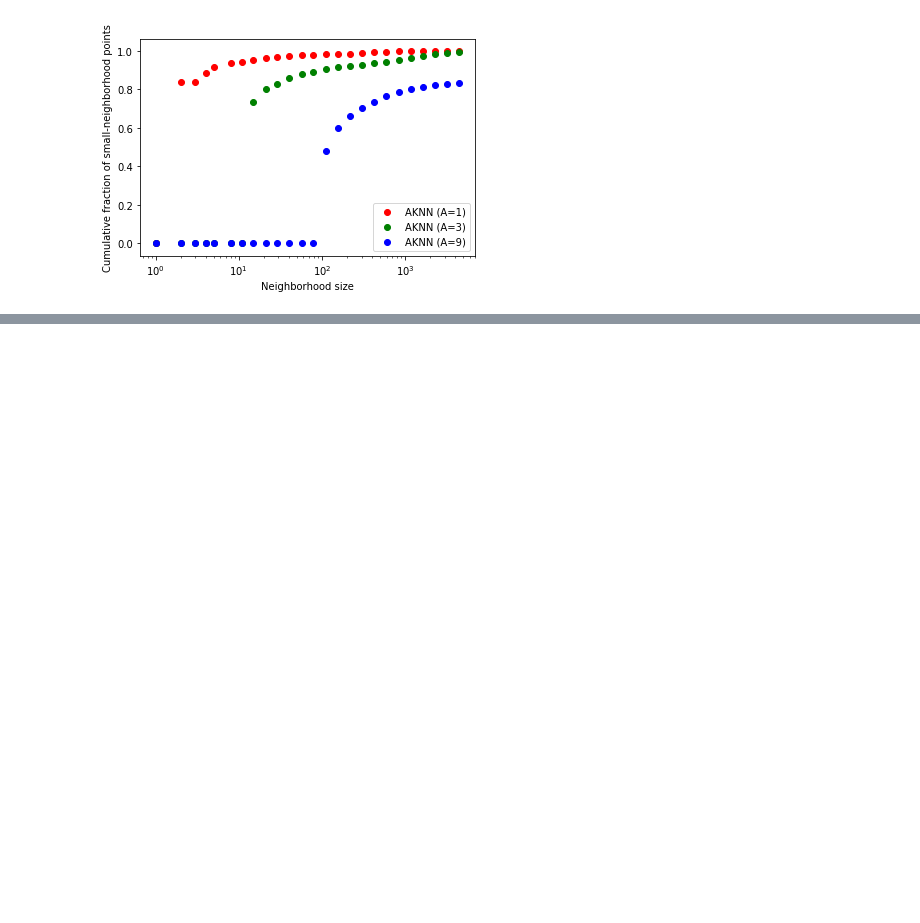
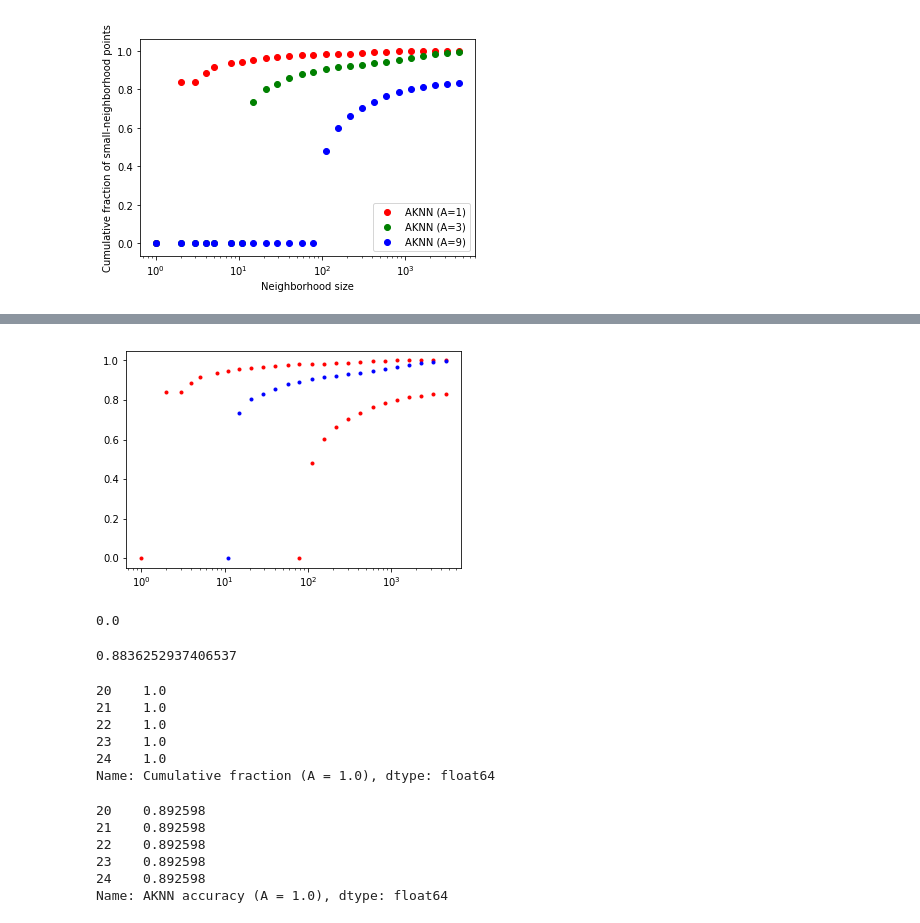
Before and after one commit to yoavfreund/adaptive-kNN, a Jupyter notebook: notebooks/aknn_sandbox_2.ipynb, the cells around one changed output, grey strips where cells are left out. Cells and saved outputs as stored; diff of their text form; code cells hidden in the pictures; blank space fills up the shorter version.

```diff
--- a/notebooks/aknn_sandbox_2.ipynb
+++ b/notebooks/aknn_sandbox_2.ipynb
@@ -55,0 +113,12 @@ plt.show()
+# %%
+def trim_zeros(name,color='red'):
+    cov=plot_df2[name]
+    first=nonzero(cov)[0][0]
+    plt.plot(absc[first-1:], cov[first-1:],'.', color=color)
+    plt.semilogx()
+
+trim_zeros('Cumulative fraction (A = 1.0)')
+trim_zeros('Cumulative fraction (A = 3.0)',color='blue')
+trim_zeros('Cumulative fraction (A = 9.0)')
+# %% [output]
+[figure, added]
@@ -55,0 +127,26 @@ plt.show()
+# %%
+cov[first-1]
+# %% [output]
+0.0
+# %%
+np.max(plot_df2["kNN accuracy"])
+# %% [output]
+0.8836252937406537
+# %%
+plot_df2['Cumulative fraction (A = 1.0)'].tail()
+# %% [output]
+20    1.0
+21    1.0
+22    1.0
+23    1.0
+24    1.0
+Name: Cumulative fraction (A = 1.0), dtype: float64
+# %%
+plot_df2['AKNN accuracy (A = 1.0)'].tail()
+# %% [output]
+20    0.892598
+21    0.892598
+22    0.892598
+23    0.892598
+24    0.892598
+Name: AKNN accuracy (A = 1.0), dtype: float64
```
Also changed, not shown: parts of 6 cells of this notebook, 2 other files.
